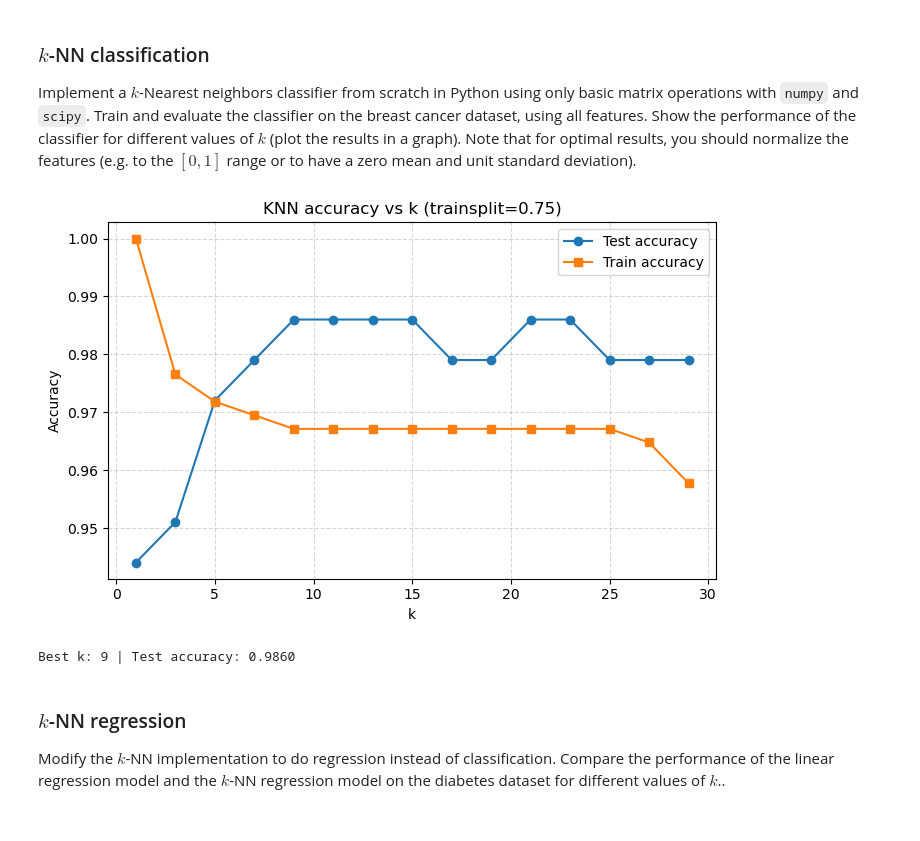
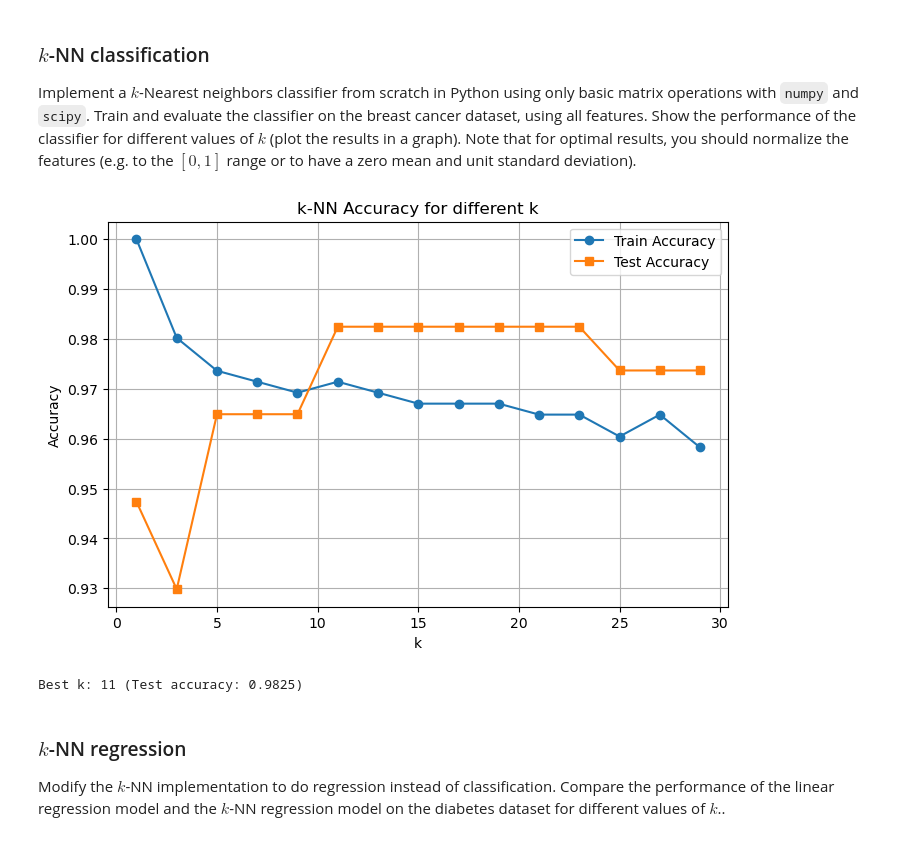
Before and after one commit to SiebrenBarten/Machine-learning-for-medical-imaging, a Jupyter notebook: practicals/week_1.ipynb, the cells around one changed output. Cells and saved outputs as stored; diff of their text form; code cells hidden in the pictures.

```diff
--- a/practicals/week_1.ipynb
+++ b/practicals/week_1.ipynb
@@ -182,25 +182,19 @@ $$
 Implement a $k$-Nearest neighbors classifier from scratch in Python using only basic matrix operations with `numpy` and `scipy`. Train and evaluate the classifier on the breast cancer dataset, using all features. Show the performance of the classifier for different values of $k$ (plot the results in a graph). Note that for optimal results, you should normalize the features (e.g. to the $[0, 1]$ range or to have a zero mean and unit standard deviation).
 # %%
 import numpy as np
-from knn_scratch import KNN
+from knn_scratch import KNN, plot_knn_accuracy
 
 # load the breast cancer dataset
 X = breast_cancer.data
 y = breast_cancer.target[:, np.newaxis]
 
-knn = KNN(X, y, k=5, trainsplit=0.75)
-knn.test_train_split()
-knn.normalize_train_test()
+# # Plot accuracy vs k
+k_values = list(range(1, 30, 2))  # only odd values of k to avoid ties
 
-# Plot accuracy vs k
-k_values = list(range(1, 30, 2))  # only odd values of k to avoid ties
-train_acc, test_acc = knn.evaluate_over_k(k_values, plot=True)
-
-best_k = k_values[int(np.argmax(test_acc))]
-print(f"Best k: {best_k} | Test accuracy: {test_acc.max():.4f}")
+plot_knn_accuracy(X, y, k_values, trainsplit=0.8)
 # %% [output]
-[figure, old version]
+[figure, new version]
-Best k: 9 | Test accuracy: 0.9860
+Best k: 11 (Test accuracy: 0.9825)
 # %% [markdown]
 ### $k$-NN regression
 
```
Also changed, not shown: parts of 1 cell of this notebook, 1 other file.
